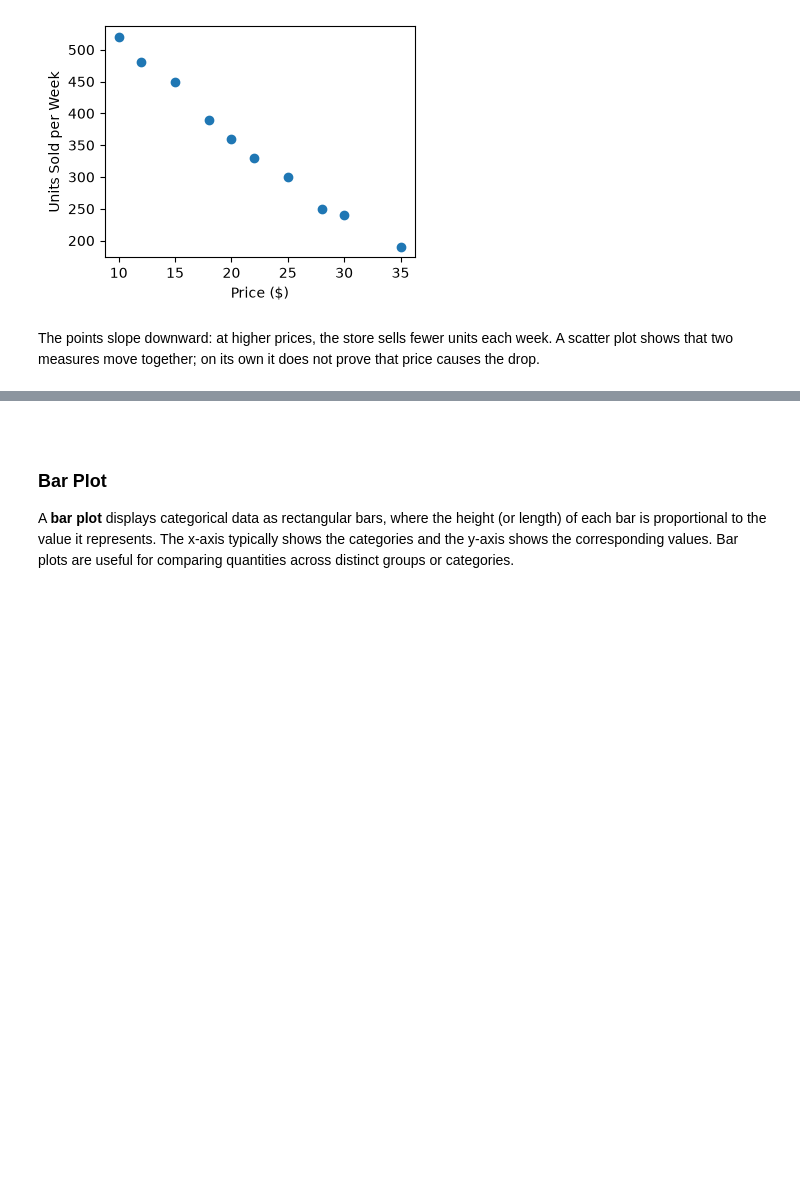
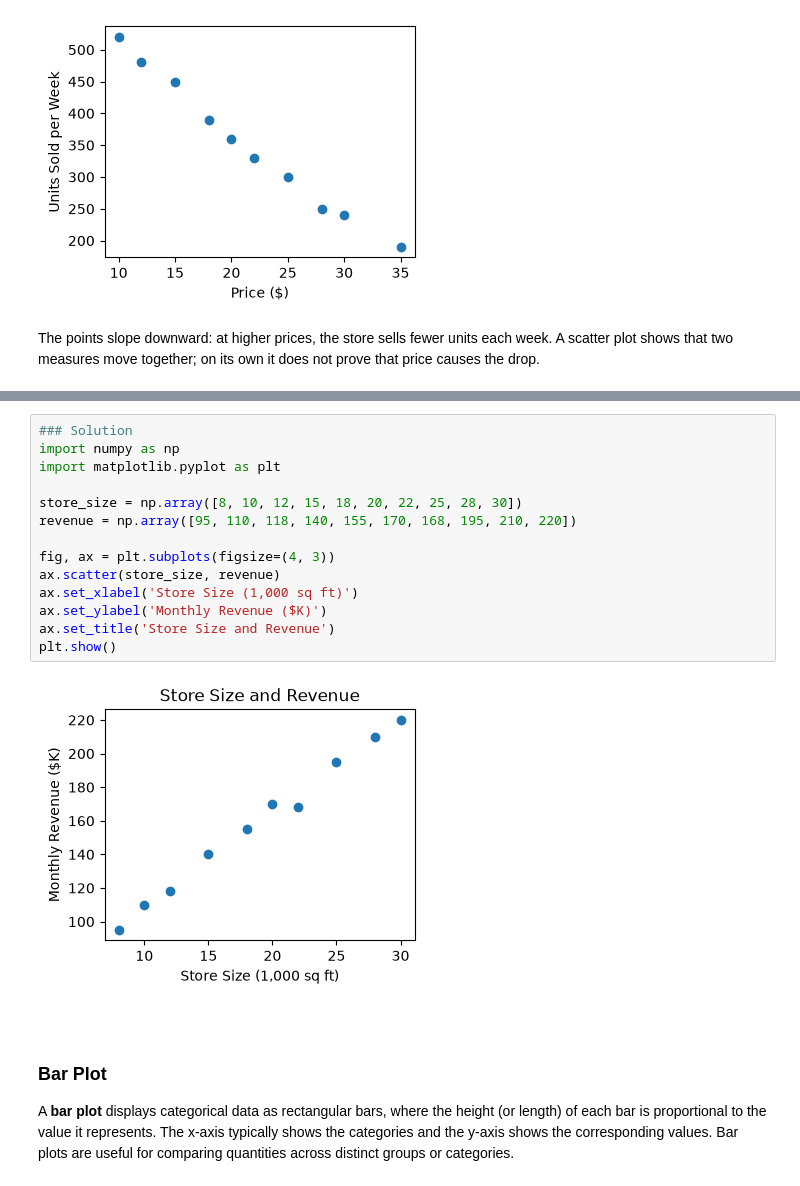
Before and after one commit to tychen742/dsm, a Jupyter notebook: chapters/06-matplotlib/0603-controls-plot-types.ipynb, the cells around one changed output, grey strips where cells are left out. Drawn from its saved outputs; the diff is of its cells as text; blank space fills up the shorter version.

````diff
--- a/chapters/06-matplotlib/0603-controls-plot-types.ipynb
+++ b/chapters/06-matplotlib/0603-controls-plot-types.ipynb
@@ -491,3 +384,19 @@ The points slope downward: at higher prices, the store sells fewer units each we
+# %%
+### Solution
+import numpy as np
+import matplotlib.pyplot as plt
+
+store_size = np.array([8, 10, 12, 15, 18, 20, 22, 25, 28, 30])
+revenue = np.array([95, 110, 118, 140, 155, 170, 168, 195, 210, 220])
+
+fig, ax = plt.subplots(figsize=(4, 3))
+ax.scatter(store_size, revenue)
+ax.set_xlabel('Store Size (1,000 sq ft)')
+ax.set_ylabel('Monthly Revenue ($K)')
+ax.set_title('Store Size and Revenue')
+plt.show()
+# %% [output]
+[figure, added]
 # %% [markdown]
 
 ```{index} bar plot
````
Also changed, not shown: parts of 27 cells of this notebook, 3 other files.
